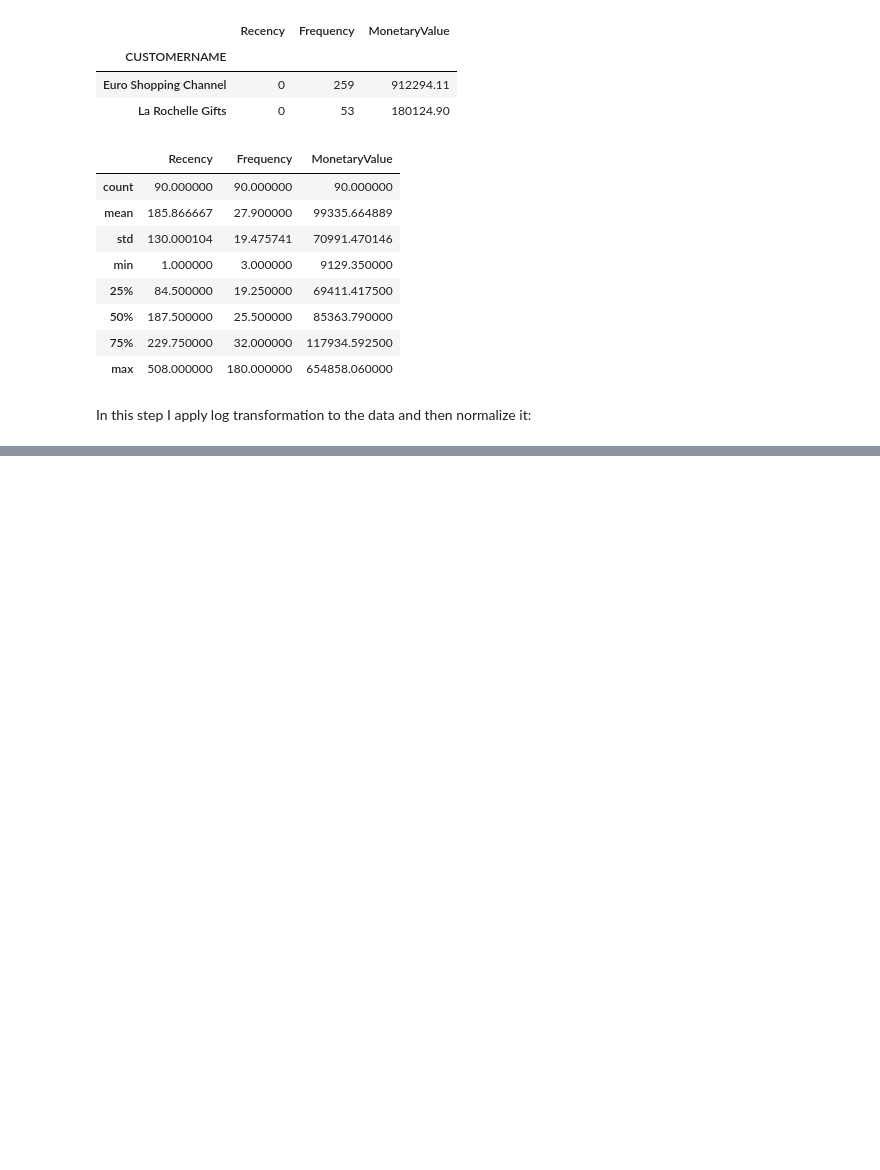
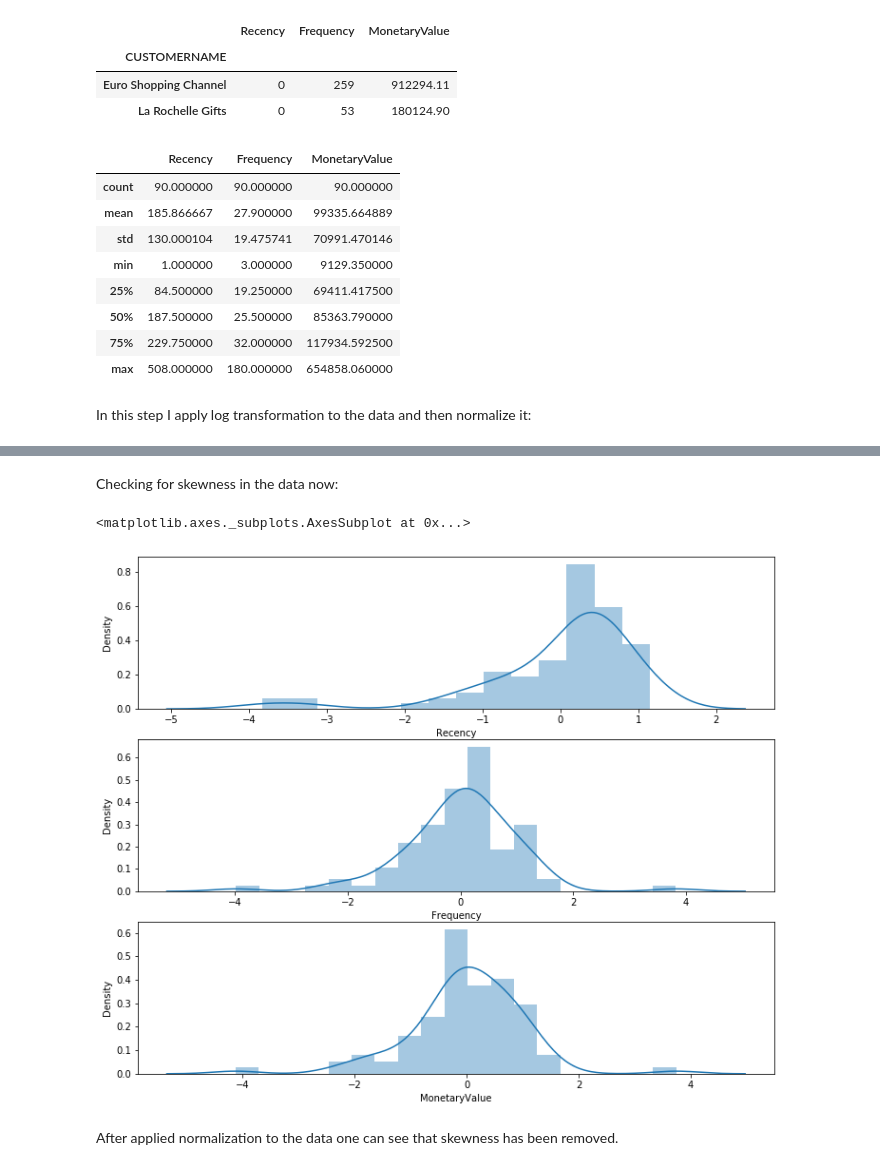
Before and after one commit to SatyamRanjan-404/Customer-Segmentation, a Jupyter notebook: Segmentation_Kmeans.ipynb, the cells around one changed output, grey strips where cells are left out. Drawn from its saved outputs; the diff is of its cells as text; code cells hidden in the pictures; blank space fills up the shorter version.

```diff
--- a/Segmentation_Kmeans.ipynb
+++ b/Segmentation_Kmeans.ipynb
@@ -337,0 +340,7 @@ data_log = np.log(raw_data)
+# %%
+scaler = StandardScaler()
+scaler.fit(data_log)
+
+data_sc = scaler.transform(data_log)
+# %%
+df_norm = pd.DataFrame(data_sc, columns=raw_data.columns)
@@ -337,0 +356,15 @@ data_log = np.log(raw_data)
+# %% [markdown]
+Checking for skewness in the data now:
+# %%
+plt.figure(figsize=(12,10))
+# Recency variable distribution
+plt.subplot(3, 1, 1); sns.distplot(df_norm['Recency'])
+# Frequency variable distribution
+plt.subplot(3, 1, 2); sns.distplot(df_norm['Frequency'])
+# MonetaryValue variable distribution
+plt.subplot(3, 1, 3); sns.distplot(df_norm['MonetaryValue'])
+# %% [output]
+<matplotlib.axes._subplots.AxesSubplot at 0x...>
+[figure, added]
+# %% [markdown]
+After applied normalization to the data one can see that skewness has been removed.
```
Also changed, not shown: parts of 29 cells of this notebook, 1 other file.
